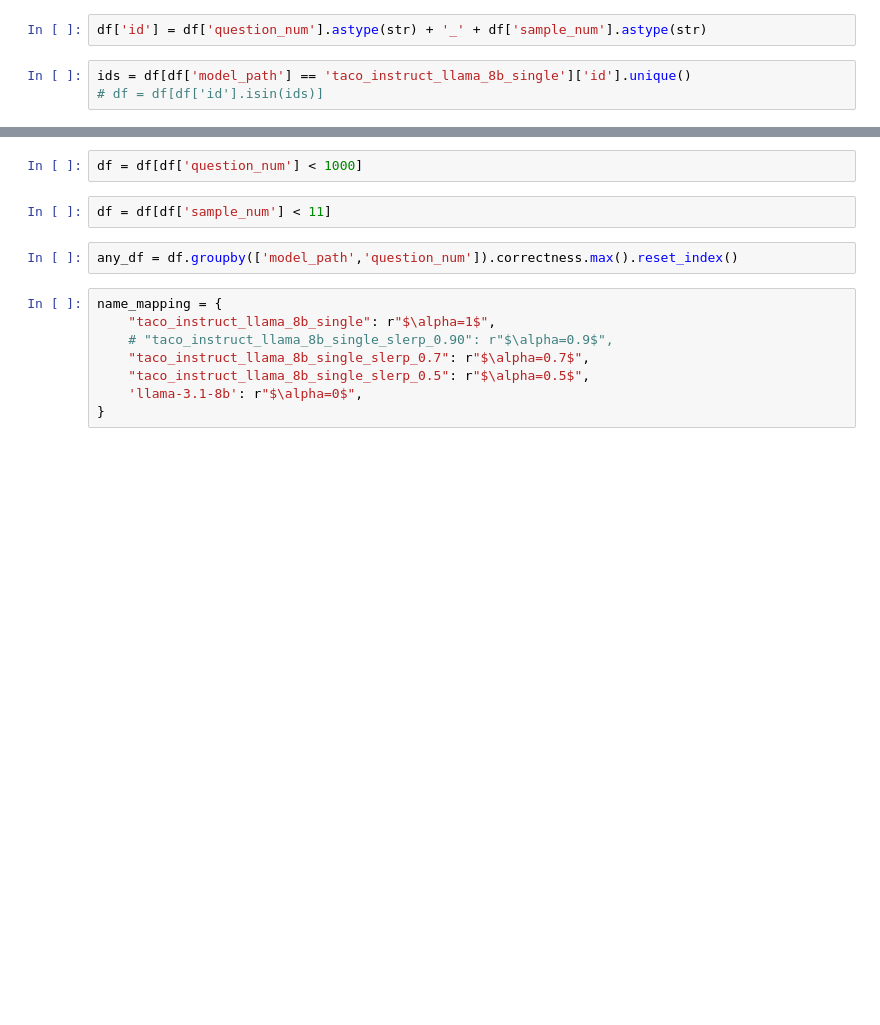
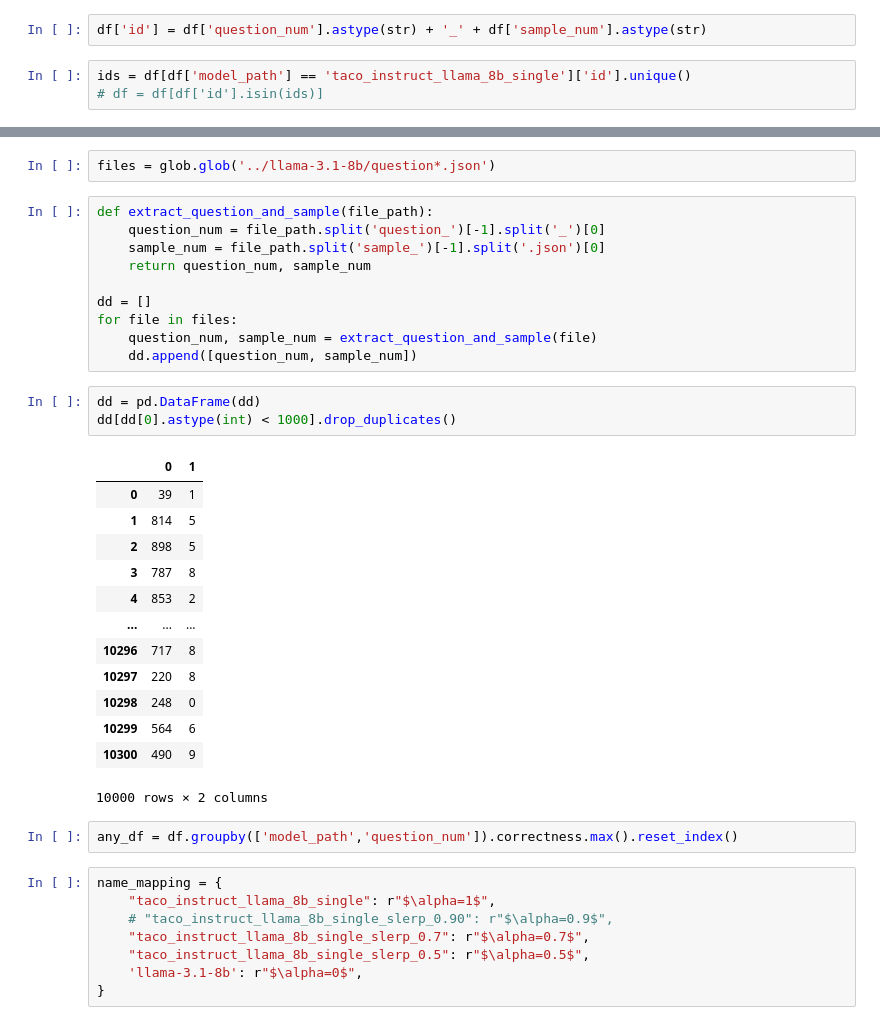
Before and after one commit to vminvsky/messi-thinking, a Jupyter notebook: analysis/correctness.ipynb, the cells around one changed output, grey strips where cells are left out. Saved outputs shown, nothing was run; the diff lists cells and outputs as text; blank space fills up the shorter version.

```diff
--- a/analysis/correctness.ipynb
+++ b/analysis/correctness.ipynb
@@ -151,8 +146,33 @@ taco_instruct_llama_8b_single_slerp_0.90    45.0
 Name: sample_num, dtype: float64
-# %%
-df = df[df['question_num'] < 1000]
-# %%
-df = df[df['sample_num'] < 11]
+# %%
+files = glob.glob('../llama-3.1-8b/question*.json')
+# %%
+def extract_question_and_sample(file_path):
+    question_num = file_path.split('question_')[-1].split('_')[0]
+    sample_num = file_path.split('sample_')[-1].split('.json')[0]
+    return question_num, sample_num
+
+dd = []
+for file in files:
+    question_num, sample_num = extract_question_and_sample(file)
+    dd.append([question_num, sample_num])
+# %%
+dd = pd.DataFrame(dd)
+dd[dd[0].astype(int) < 1000].drop_duplicates()
+# %% [output]
+|  | 0 | 1 |
+| 0 | 39 | 1 |
+| 1 | 814 | 5 |
+| 2 | 898 | 5 |
+| 3 | 787 | 8 |
+| 4 | 853 | 2 |
+| ... | ... | ... |
+| 10296 | 717 | 8 |
+| 10297 | 220 | 8 |
+| 10298 | 248 | 0 |
+| 10299 | 564 | 6 |
+| 10300 | 490 | 9 |
+10000 rows × 2 columns
 # %%
 any_df = df.groupby(['model_path','question_num']).correctness.max().reset_index()
 # %%
```
Also changed, not shown: parts of 8 cells of this notebook, 14 other files.
